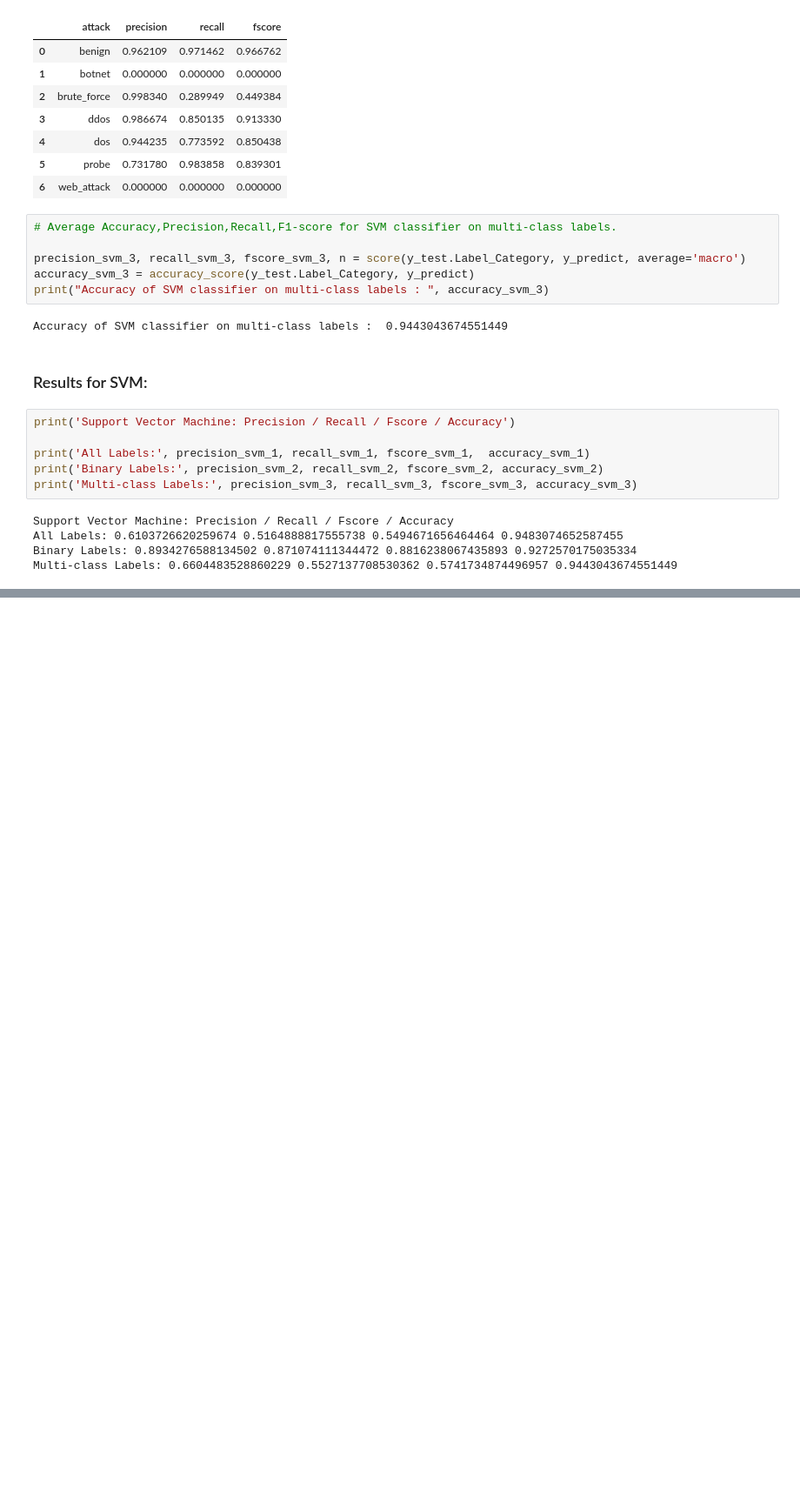
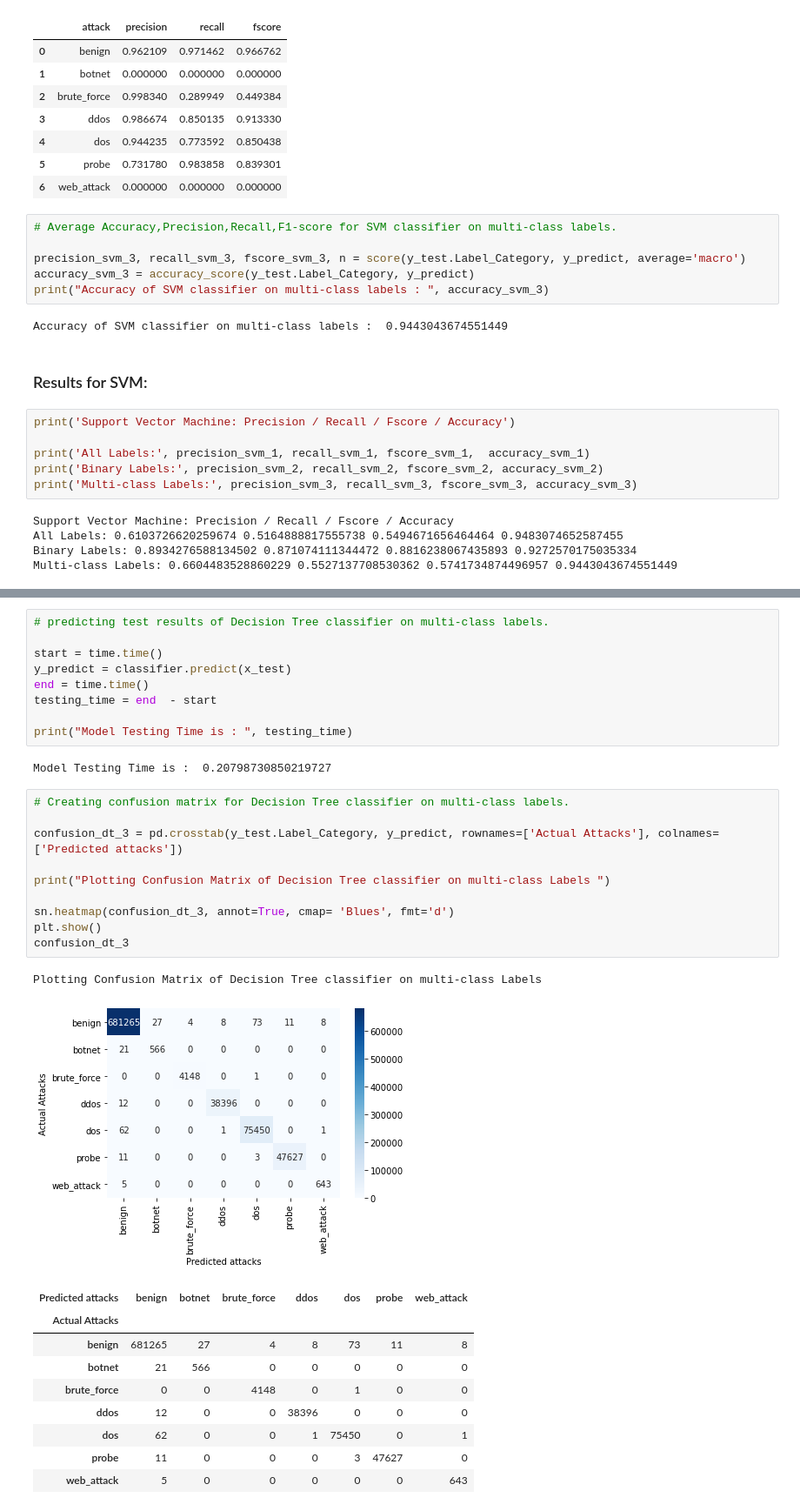
Before and after one commit to aditya7139/project_cse, a Jupyter notebook: codes/project_3.ipynb, the cells around one changed output, grey strips where cells are left out. Shown at 87% size. Saved outputs shown, nothing was run; the diff lists cells and outputs as text; blank space fills up the shorter version.

```diff
--- a/codes/project_3.ipynb
+++ b/codes/project_3.ipynb
@@ -715,0 +878,33 @@ Multi-class Labels: 0.6604483528860229 0.5527137708530362 0.5741734874496957 0.9
+# %%
+# predicting test results of Decision Tree classifier on multi-class labels.
+
+start = time.time()
+y_predict = classifier.predict(x_test)
+end = time.time()
+testing_time = end  - start
+
+print("Model Testing Time is : ", testing_time)
+# %% [output]
+Model Testing Time is :  0.20798730850219727
+# %%
+# Creating confusion matrix for Decision Tree classifier on multi-class labels.
+
+confusion_dt_3 = pd.crosstab(y_test.Label_Category, y_predict, rownames=['Actual Attacks'], colnames=['Predicted attacks'])
+
+print("Plotting Confusion Matrix of Decision Tree classifier on multi-class Labels ")
+
+sn.heatmap(confusion_dt_3, annot=True, cmap= 'Blues', fmt='d')
+plt.show()
+confusion_dt_3
+# %% [output]
+Plotting Confusion Matrix of Decision Tree classifier on multi-class Labels
+[figure, added]
+| Predicted attacks | benign | botnet | brute_force | ddos | dos | probe | web_attack |
+| Actual Attacks |  |  |  |  |  |  |  |
+| benign | 681265 | 27 | 4 | 8 | 73 | 11 | 8 |
+| botnet | 21 | 566 | 0 | 0 | 0 | 0 | 0 |
+| brute_force | 0 | 0 | 4148 | 0 | 1 | 0 | 0 |
+| ddos | 12 | 0 | 0 | 38396 | 0 | 0 | 0 |
+| dos | 62 | 0 | 0 | 1 | 75450 | 0 | 1 |
+| probe | 11 | 0 | 0 | 0 | 3 | 47627 | 0 |
+| web_attack | 5 | 0 | 0 | 0 | 0 | 0 | 643 |
```
Also changed, not shown: parts of 72 cells of this notebook, 14 other files.
